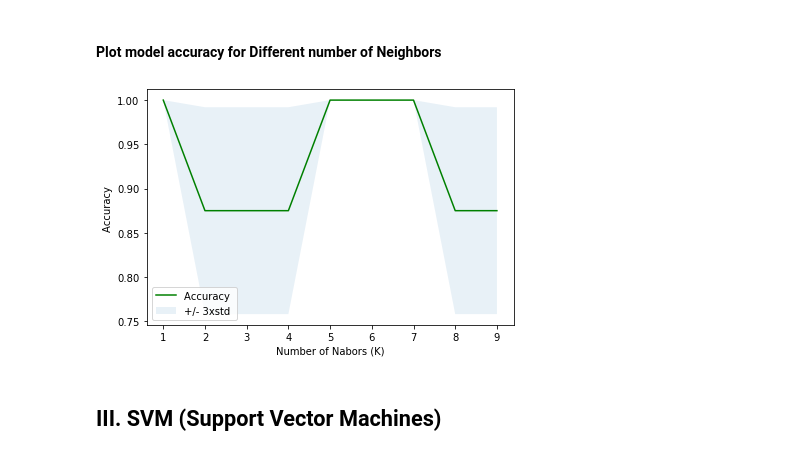
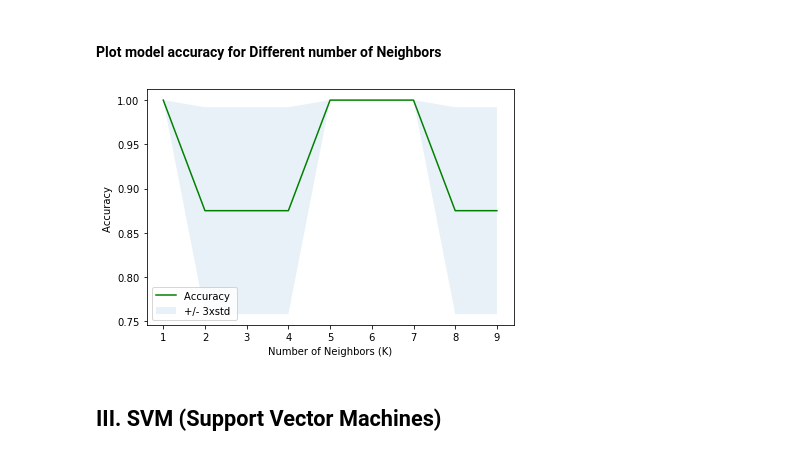
Before and after one commit to DemetrisEng/Data-Analysis-Machine-Learning, a Jupyter notebook: Jayson Tatum.ipynb, the cells around one changed output. Saved outputs shown, nothing was run; the diff lists cells and outputs as text; code cells hidden in the pictures.

```diff
--- a/Jayson Tatum.ipynb
+++ b/Jayson Tatum.ipynb
@@ -932,13 +932,13 @@ array(['Kobe Bryant', 'Kobe Bryant', 'Kobe Bryant'], dtype=object)
 # %%
 plt.plot(range(1,Ks),mean_acc,'g')
 plt.fill_between(range(1,Ks),mean_acc - 1 * std_acc,mean_acc + 1 * std_acc, alpha=0.10)
 plt.legend(('Accuracy ', '+/- 3xstd'))
 plt.ylabel('Accuracy ')
-plt.xlabel('Number of Nabors (K)')
+plt.xlabel('Number of Neighbors (K)')
 plt.tight_layout()
 plt.show()
 # %% [output]
-[figure, old version]
+[figure, new version]
 # %% [markdown]
 ## III. SVM (Support Vector Machines)
 # %% [markdown]
```
Also changed, not shown: parts of 2 cells of this notebook.
